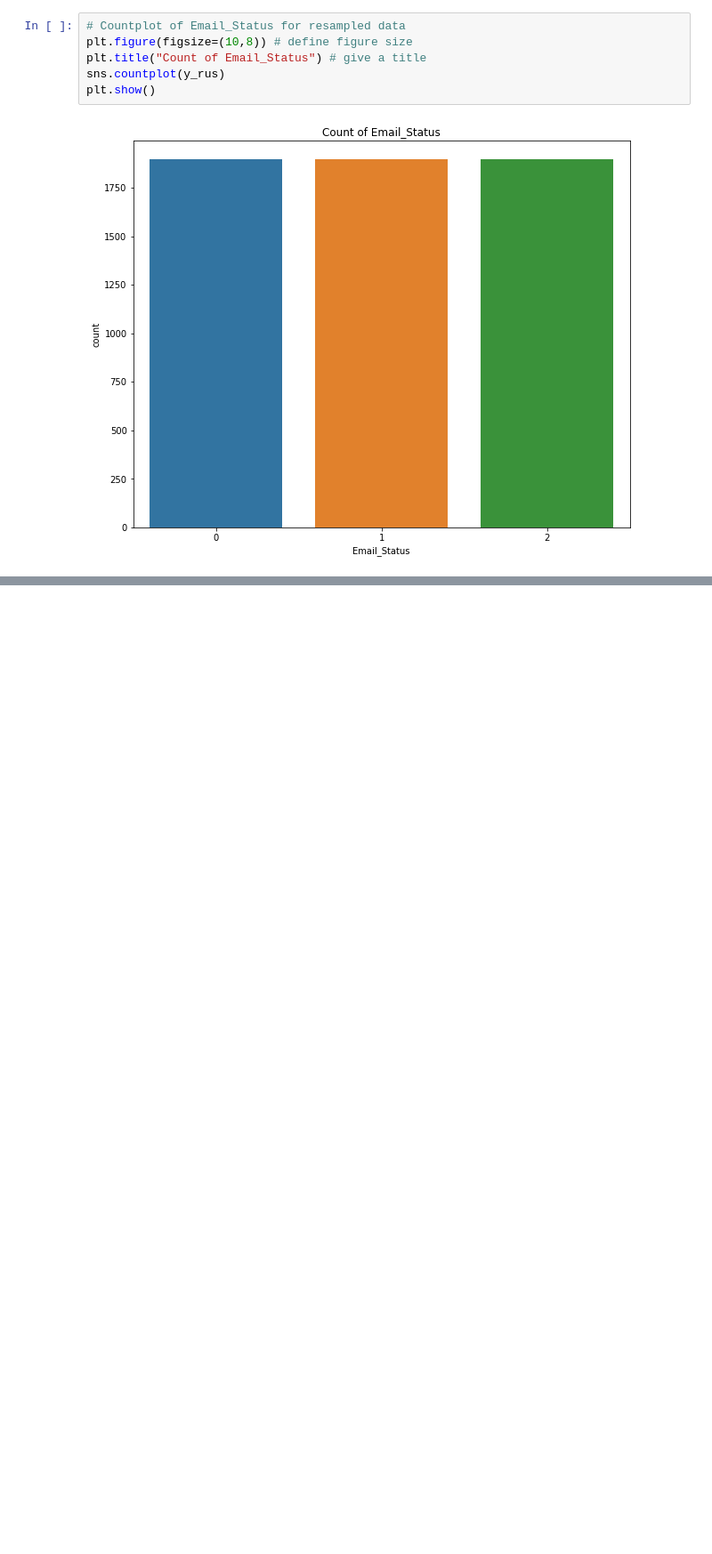
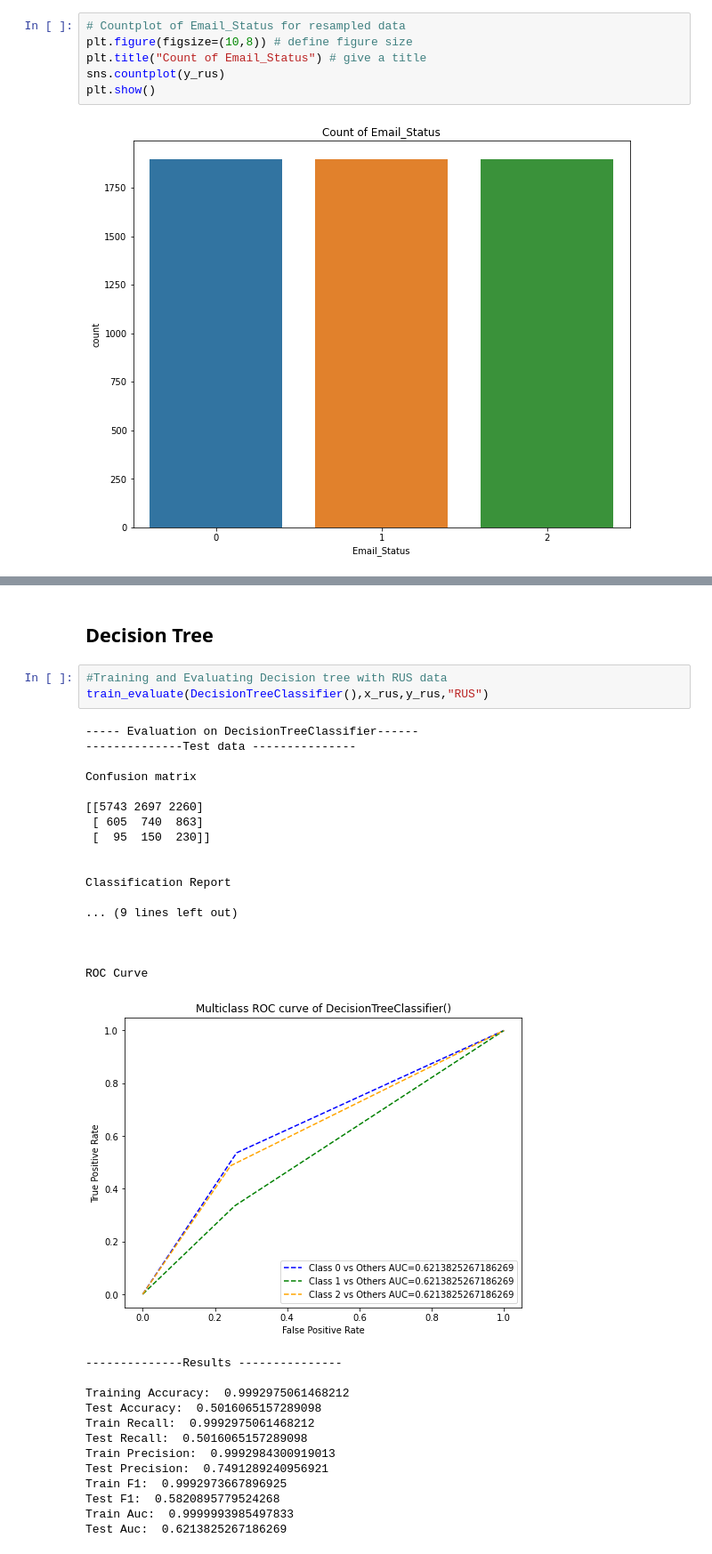
Before and after one commit to Dany511/Email-Campaign-Effectiveness-Prediction, a Jupyter notebook: Email_Campaign_Capstone.ipynb, the cells around one changed output, grey strips where cells are left out. Shown at 89% size. Cells and saved outputs as stored; diff of their text form; blank space fills up the shorter version.

```diff
--- a/Email_Campaign_Capstone.ipynb
+++ b/Email_Campaign_Capstone.ipynb
@@ -506,0 +764,36 @@ plt.show()
+# %% [markdown]
+## **Decision Tree**
+# %%
+#Training and Evaluating Decision tree with RUS data
+train_evaluate(DecisionTreeClassifier(),x_rus,y_rus,"RUS")
+# %% [output]
+----- Evaluation on DecisionTreeClassifier------
+--------------Test data ---------------
+
+Confusion matrix
+
+[[5743 2697 2260]
+ [ 605  740  863]
+ [  95  150  230]]
+
+
+Classification Report
+
+... (9 lines left out)
+
+
+
+ROC Curve
+[figure, added]
+--------------Results ---------------
+
+Training Accuracy:  0.9992975061468212
+Test Accuracy:  0.5016065157289098
+Train Recall:  0.9992975061468212
+Test Recall:  0.5016065157289098
+Train Precision:  0.9992984300919013
+Test Precision:  0.7491289240956921
+Train F1:  0.9992973667896925
+Test F1:  0.5820895779524268
+Train Auc:  0.9999993985497833
+Test Auc:  0.6213825267186269
```
Also changed, not shown: parts of 30 cells of this notebook.
